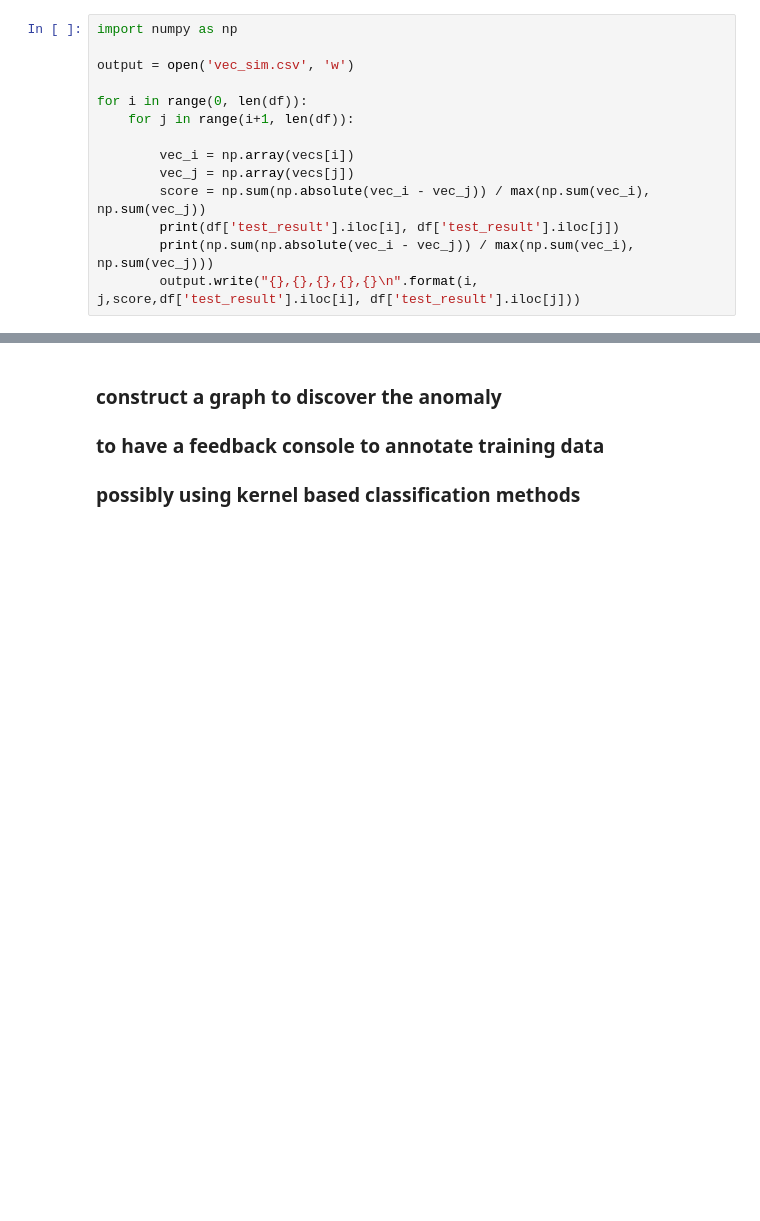
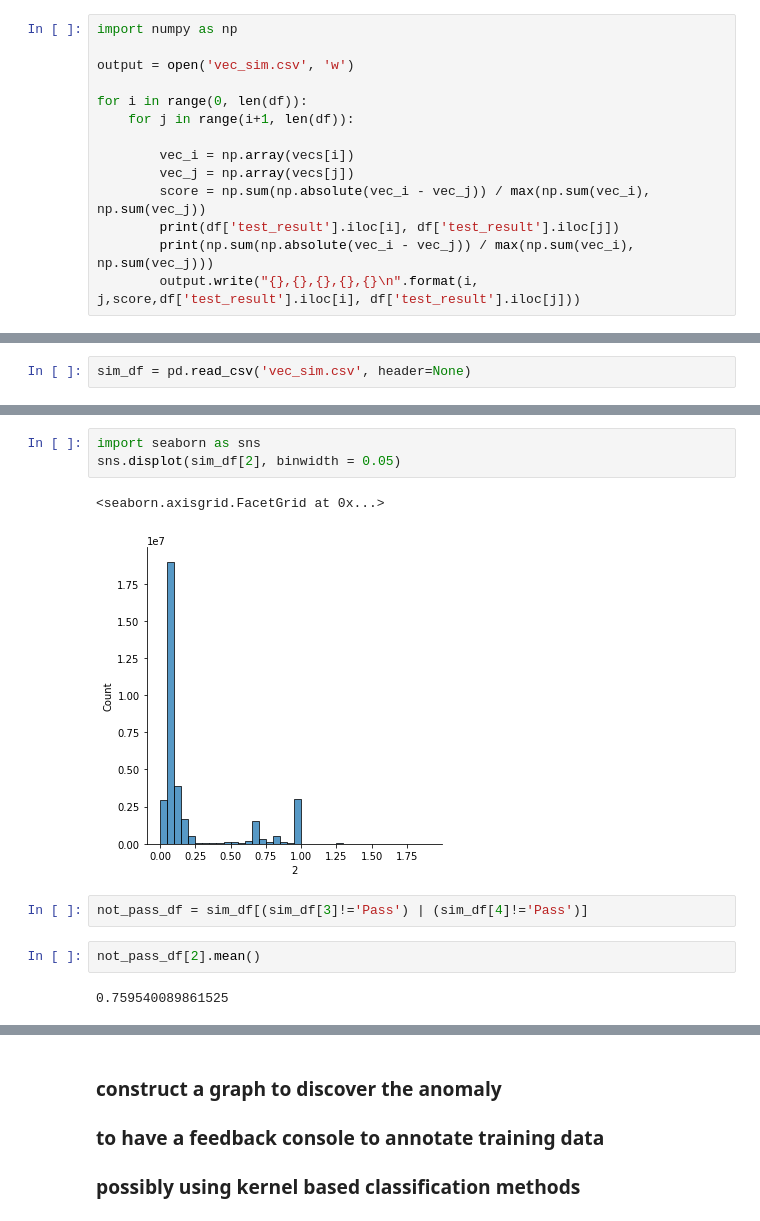
Before and after one commit to catwhiskers/log-anomaly-detection, a Jupyter notebook: log-anomaly-vectorize.ipynb, the cells around one changed output, grey strips where cells are left out. Saved outputs shown, nothing was run; the diff lists cells and outputs as text; blank space fills up the shorter version.

Commit message:
add visual observation

```diff
--- a/log-anomaly-vectorize.ipynb
+++ b/log-anomaly-vectorize.ipynb
@@ -415,0 +240,2 @@ Exceeded maximum retry times 3
+# %%
+sim_df = pd.read_csv('vec_sim.csv', header=None)
@@ -415,0 +274,12 @@ Exceeded maximum retry times 3
+# %%
+import seaborn as sns
+sns.displot(sim_df[2], binwidth = 0.05)
+# %% [output]
+<seaborn.axisgrid.FacetGrid at 0x...>
+[figure, added]
+# %%
+not_pass_df = sim_df[(sim_df[3]!='Pass') | (sim_df[4]!='Pass')]
+# %%
+not_pass_df[2].mean()
+# %% [output]
+0.759540089861525
```
Also changed, not shown: parts of 33 cells of this notebook, 2 other files.
